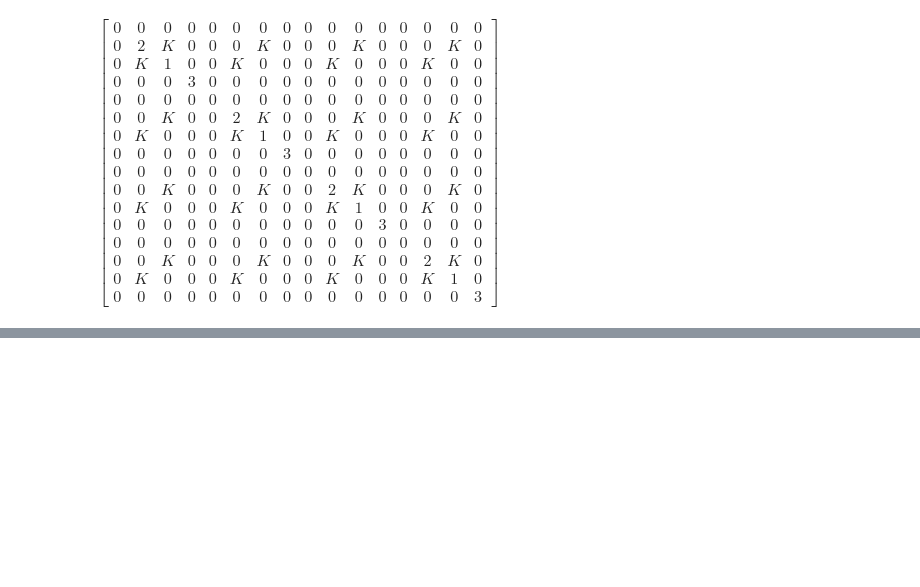
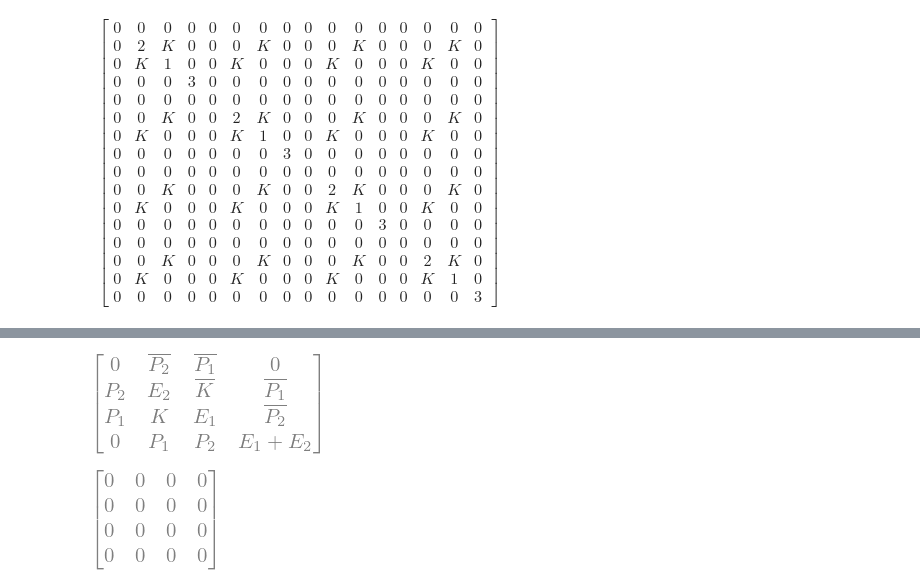
Before and after one commit to chewywookie/fyp, a Jupyter notebook: code/hamiltest.ipynb, the cells around one changed output, grey strips where cells are left out. Saved outputs shown, nothing was run; the diff lists cells and outputs as text; code cells hidden in the pictures; blank space fills up the shorter version.

```diff
--- a/code/hamiltest.ipynb
+++ b/code/hamiltest.ipynb
@@ -359,0 +420,13 @@ $\displaystyle \left[\begin{array}{cccccccccccccccc}0 & 0 & 0 & 0 & 0 & 0 & 0 &
+# %%
+I_2 = sp.eye(2)
+R = TensorProduct(R1,I_2) + TensorProduct(I_2, R2) +  (a_21 + a_21.H)
+R
+# %% [output]
+[figure, added]
+# %%
+C1 = sp.Matrix.diag([0,0])
+C2 = sp.Matrix.diag([0,0])
+CH = TensorProduct(C1 , I_2 ) + TensorProduct(I_2 , C2 )
+CH
+# %% [output]
+[figure, added]
```
Also changed, not shown: parts of 14 cells of this notebook.
